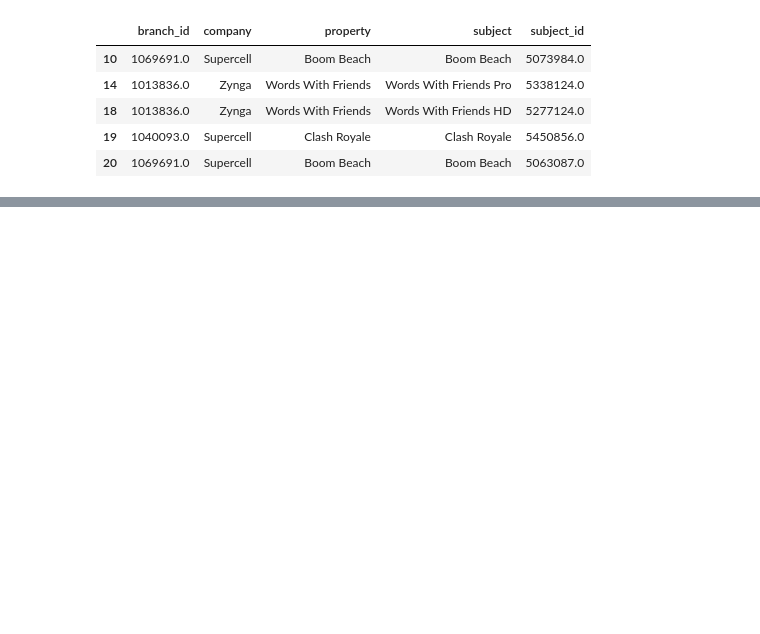
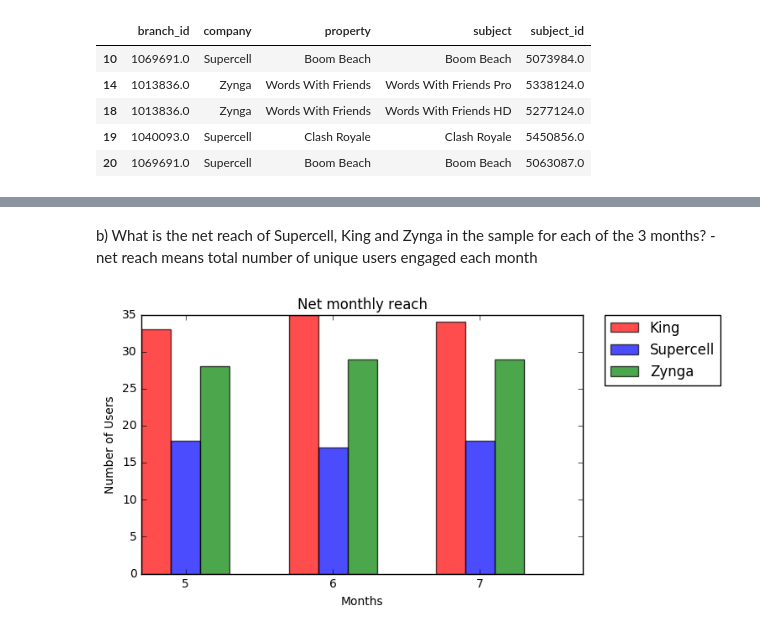
Before and after one commit to sudhNau/DataStuff, a Jupyter notebook: marketing/vertoData.ipynb, the cells around one changed output, grey strips where cells are left out. Drawn from its saved outputs; the diff is of its cells as text; code cells hidden in the pictures; blank space fills up the shorter version.

```diff
--- a/marketing/vertoData.ipynb
+++ b/marketing/vertoData.ipynb
@@ -64,0 +86,19 @@ dtype('<M8[ns]')
+# %% [markdown]
+b) What is the net reach of Supercell, King and Zynga in the sample for each of the 3 months?
+    - net reach means total number of unique users engaged each month
+# %%
+def plotBarsFromPivot(data,title,xlabel,ylabel):
+    c = {0:'r',1:'b',2:'g'}
+    for i,m in enumerate(data.columns.values):
+        plt.bar(np.arange(data.shape[0])+0.2*i,data[m],width=0.2,color=c[i],alpha=0.7,label=m)
+    plt.xticks(np.arange(data.shape[0])+0.2*(data.shape[0]/2.0),data.index.values)
+    plt.title(title)
+    plt.ylabel(ylabel)
+    plt.xlabel(xlabel)
+    plt.legend(bbox_to_anchor=(1.05, 1), loc=2, borderaxespad=0.)
+    plt.tight_layout()
+
+
+plotBarsFromPivot(a,"Net monthly reach","Months","Number of Users")
+# %% [output]
+[figure, added]
```
Also changed, not shown: parts of 35 cells of this notebook.
